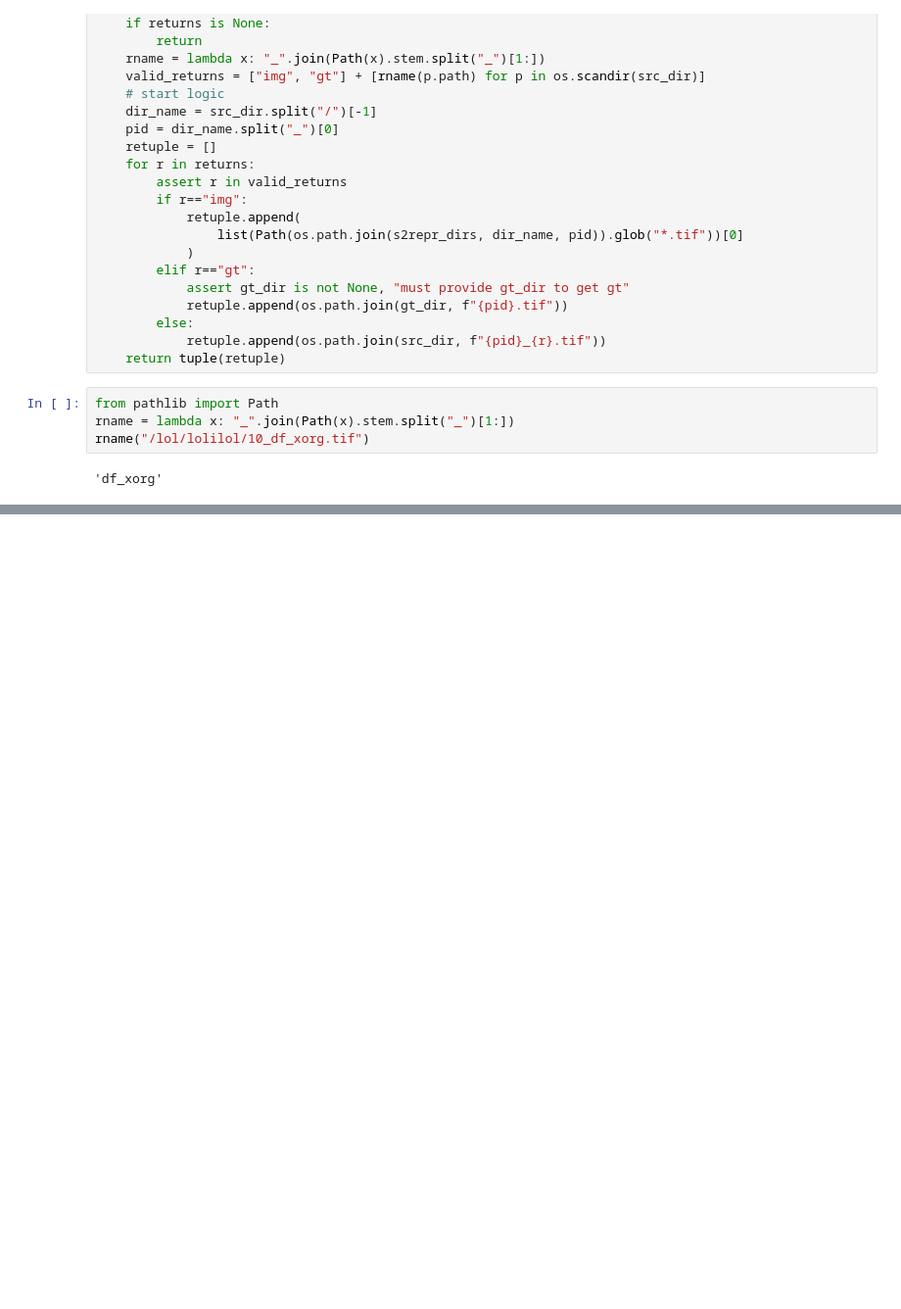
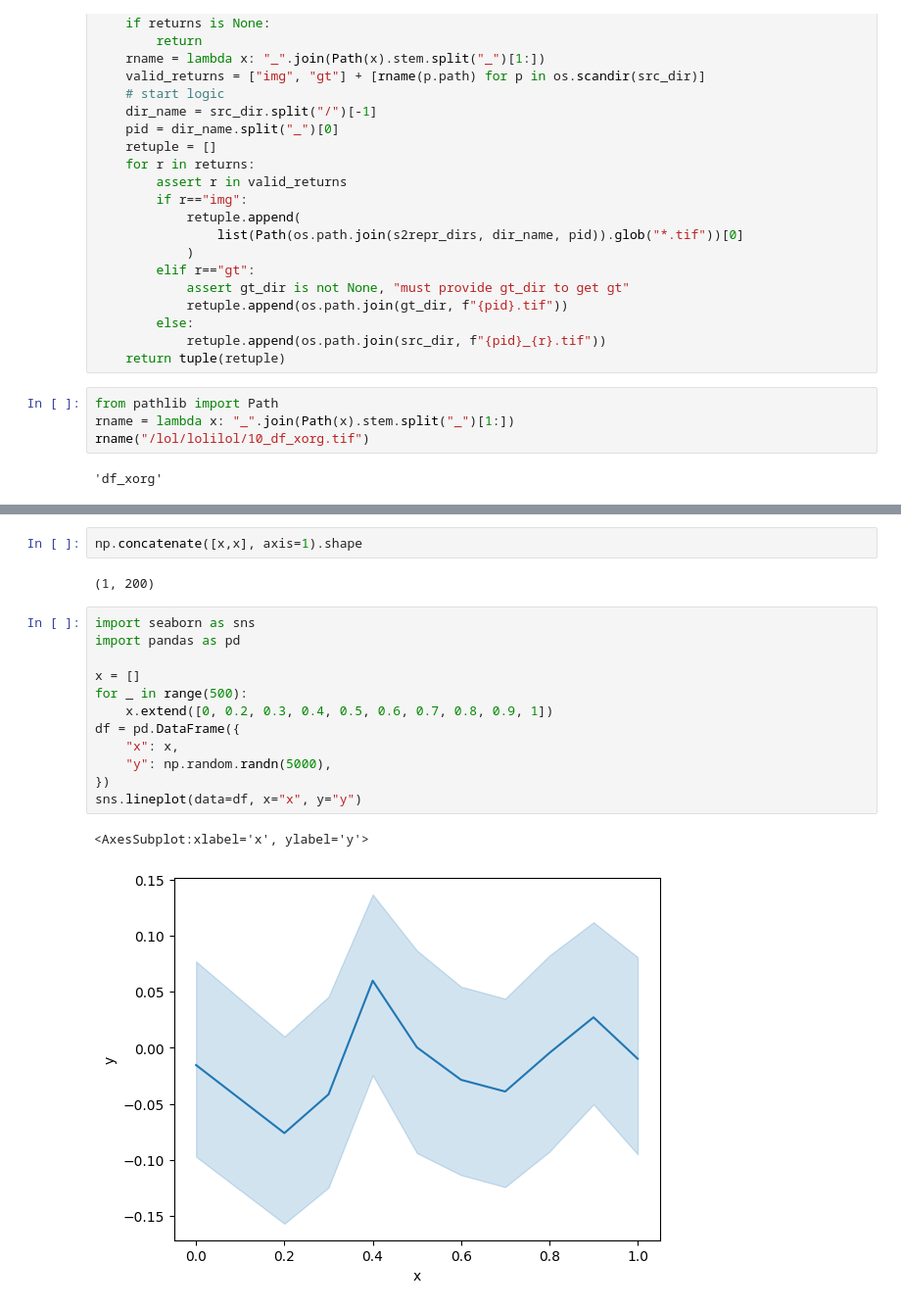
Before and after one commit to eliotwalt/rs-uncertainty, a Jupyter notebook: notebooks/draft.ipynb, the cells around one changed output, grey strips where cells are left out. Shown at 98% size. Saved outputs shown, nothing was run; the diff lists cells and outputs as text; blank space fills up the shorter version.

```diff
--- a/notebooks/draft.ipynb
+++ b/notebooks/draft.ipynb
@@ -601,0 +612,19 @@ rname("/lol/lolilol/10_df_xorg.tif")
+# %%
+np.concatenate([x,x], axis=1).shape
+# %% [output]
+(1, 200)
+# %%
+import seaborn as sns
+import pandas as pd
+
+x = []
+for _ in range(500):
+    x.extend([0, 0.2, 0.3, 0.4, 0.5, 0.6, 0.7, 0.8, 0.9, 1])
+df = pd.DataFrame({
+    "x": x,
+    "y": np.random.randn(5000),
+})
+sns.lineplot(data=df, x="x", y="y")
+# %% [output]
+<AxesSubplot:xlabel='x', ylabel='y'>
+[figure, added]
```
Also changed, not shown: parts of 2 cells of this notebook, 1 other file.
